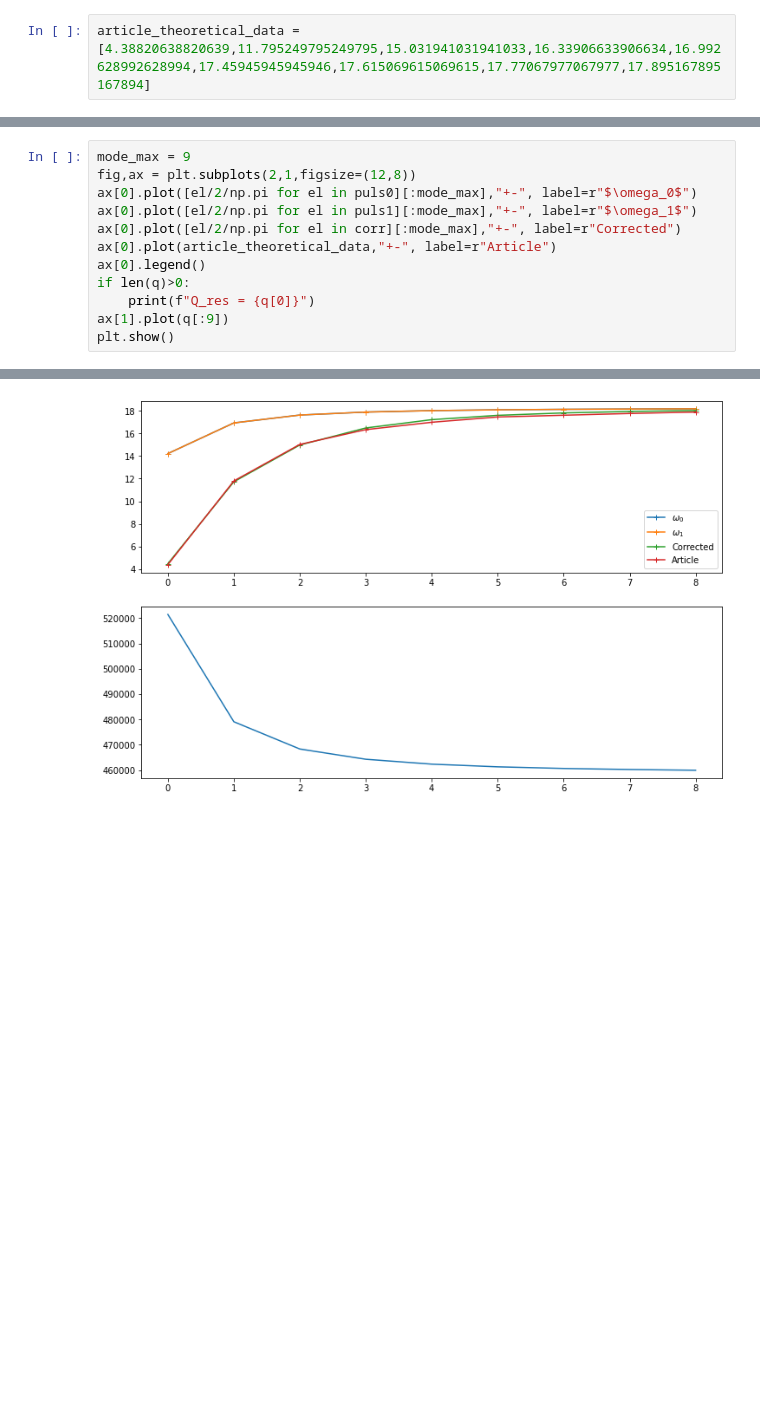
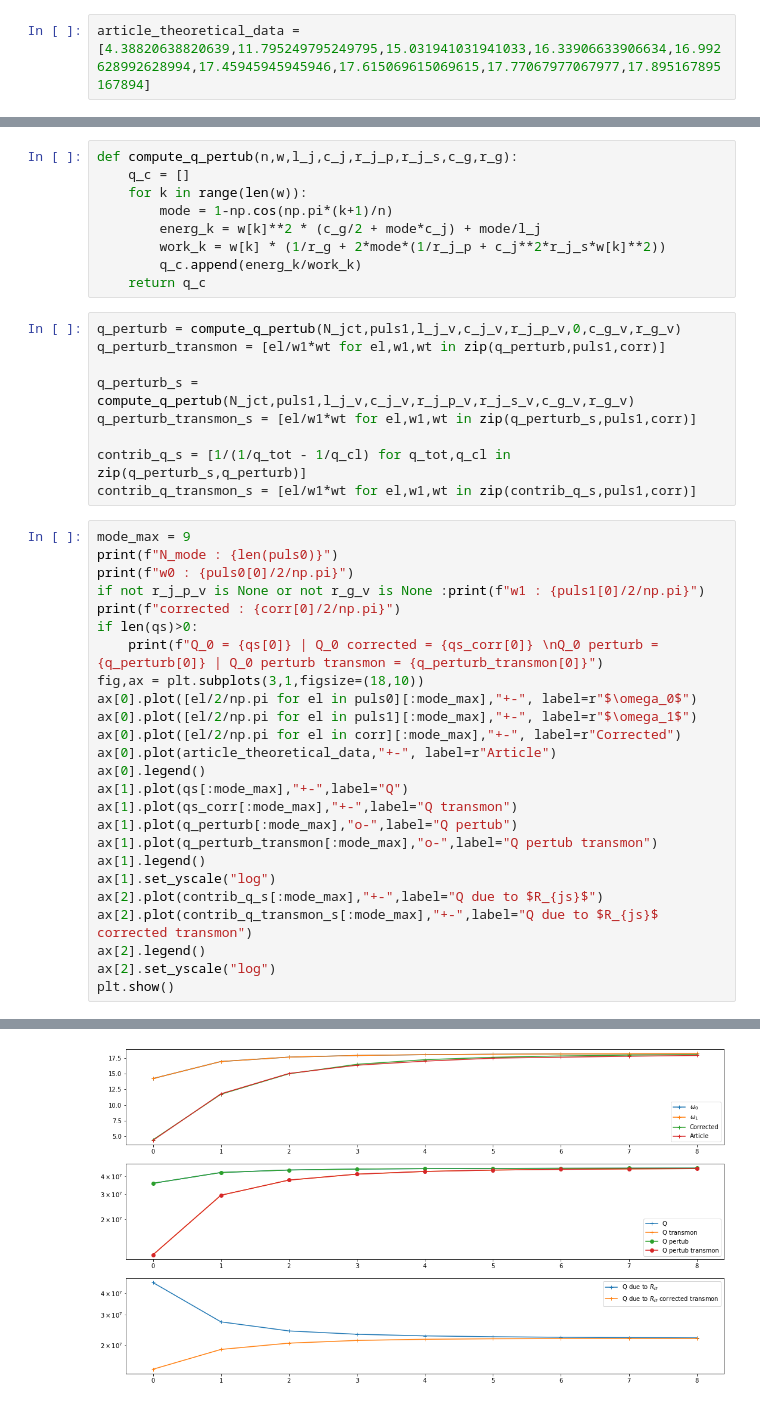
Before and after one commit to RemiRousseau/JJarray_formal, a Jupyter notebook: Formal_lossy_modes.ipynb, the cells around one changed output, grey strips where cells are left out. Saved outputs shown, nothing was run; the diff lists cells and outputs as text; blank space fills up the shorter version.

```diff
--- a/Formal_lossy_modes.ipynb
+++ b/Formal_lossy_modes.ipynb
@@ -134,13 +138,44 @@ q, puls0, puls1, corr = modes_q([l_j_v,c_j_v,r_j_v,c_g_v,r_g_v,c_t_v], 80, 10)
+# %%
+def compute_q_pertub(n,w,l_j,c_j,r_j_p,r_j_s,c_g,r_g):
+    q_c = []
+    for k in range(len(w)):
+        mode = 1-np.cos(np.pi*(k+1)/n)
+        energ_k = w[k]**2 * (c_g/2 + mode*c_j) + mode/l_j
+        work_k = w[k] * (1/r_g + 2*mode*(1/r_j_p + c_j**2*r_j_s*w[k]**2))
+        q_c.append(energ_k/work_k)
+    return q_c
+# %%
+q_perturb = compute_q_pertub(N_jct,puls1,l_j_v,c_j_v,r_j_p_v,0,c_g_v,r_g_v)
+q_perturb_transmon = [el/w1*wt for el,w1,wt in zip(q_perturb,puls1,corr)]
+
+q_perturb_s = compute_q_pertub(N_jct,puls1,l_j_v,c_j_v,r_j_p_v,r_j_s_v,c_g_v,r_g_v)
+q_perturb_transmon_s = [el/w1*wt for el,w1,wt in zip(q_perturb_s,puls1,corr)]
+
+contrib_q_s = [1/(1/q_tot - 1/q_cl) for q_tot,q_cl in zip(q_perturb_s,q_perturb)]
+contrib_q_transmon_s = [el/w1*wt for el,w1,wt in zip(contrib_q_s,puls1,corr)]
 # %%
 mode_max = 9
-fig,ax = plt.subplots(2,1,figsize=(12,8))
+print(f"N_mode : {len(puls0)}")
+print(f"w0 : {puls0[0]/2/np.pi}")
+if not r_j_p_v is None or not r_g_v is None :print(f"w1 : {puls1[0]/2/np.pi}")
+print(f"corrected : {corr[0]/2/np.pi}")
+if len(qs)>0:
+    print(f"Q_0 = {qs[0]} | Q_0 corrected = {qs_corr[0]} \nQ_0 perturb = {q_perturb[0]} | Q_0 perturb transmon = {q_perturb_transmon[0]}")
+fig,ax = plt.subplots(3,1,figsize=(18,10))
 ax[0].plot([el/2/np.pi for el in puls0][:mode_max],"+-", label=r"$\omega_0$")
 ax[0].plot([el/2/np.pi for el in puls1][:mode_max],"+-", label=r"$\omega_1$")
 ax[0].plot([el/2/np.pi for el in corr][:mode_max],"+-", label=r"Corrected")
 ax[0].plot(article_theoretical_data,"+-", label=r"Article")
 ax[0].legend()
-if len(q)>0:
-    print(f"Q_res = {q[0]}")
-ax[1].plot(q[:9])
+ax[1].plot(qs[:mode_max],"+-",label="Q")
+ax[1].plot(qs_corr[:mode_max],"+-",label="Q transmon")
+ax[1].plot(q_perturb[:mode_max],"o-",label="Q pertub")
+ax[1].plot(q_perturb_transmon[:mode_max],"o-",label="Q pertub transmon")
+ax[1].legend()
+ax[1].set_yscale("log")
+ax[2].plot(contrib_q_s[:mode_max],"+-",label="Q due to $R_{js}$")
+ax[2].plot(contrib_q_transmon_s[:mode_max],"+-",label="Q due to $R_{js}$ corrected transmon")
+ax[2].legend()
+ax[2].set_yscale("log")
 plt.show()
 # %% [output]
@@ -148 +188 @@ Q_res = 521478.8223878369
-[figure, old version]
+[figure, new version]
```
Also changed, not shown: parts of 6 cells of this notebook, 9 other files.
